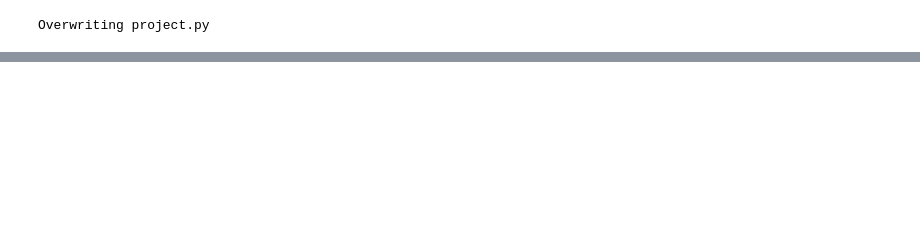
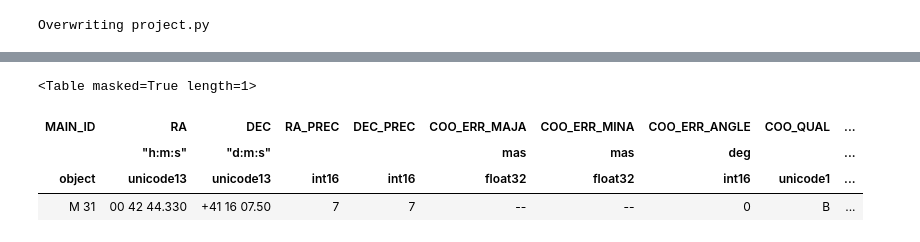
Before and after one commit to javicarron/Programming, a Jupyter notebook: Project.ipynb, the cells around one changed output, grey strips where cells are left out. Cells and saved outputs as stored; diff of their text form; code cells hidden in the pictures; blank space fills up the shorter version.

```diff
--- a/Project.ipynb
+++ b/Project.ipynb
@@ -79,0 +219,10 @@ Overwriting project.py
+# %%
+from astroquery.simbad import Simbad
+result_table = Simbad.query_object("ngc224")
+result_table
+# %% [output]
+<Table masked=True length=1>
+| MAIN_ID | RA | DEC | RA_PREC | DEC_PREC | COO_ERR_MAJA | COO_ERR_MINA | COO_ERR_ANGLE | COO_QUAL | ... |
+|  | "h:m:s" | "d:m:s" |  |  | mas | mas | deg |  | ... |
+| object | unicode13 | unicode13 | int16 | int16 | float32 | float32 | int16 | unicode1 | ... |
+| M 31 | 00 42 44.330 | +41 16 07.50 | 7 | 7 | -- | -- | 0 | B | ... |
```
Also changed, not shown: parts of 15 cells of this notebook, 1 other file.
